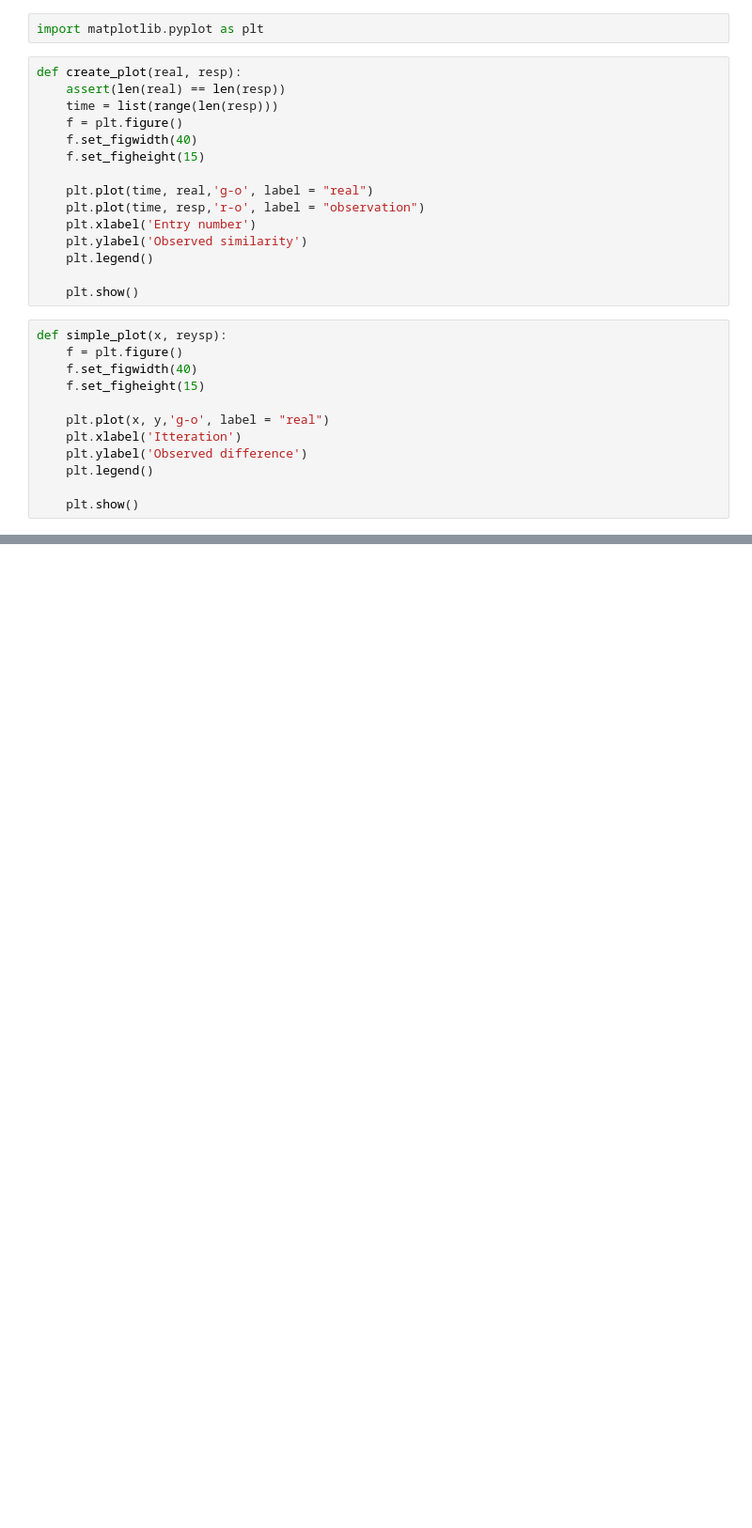
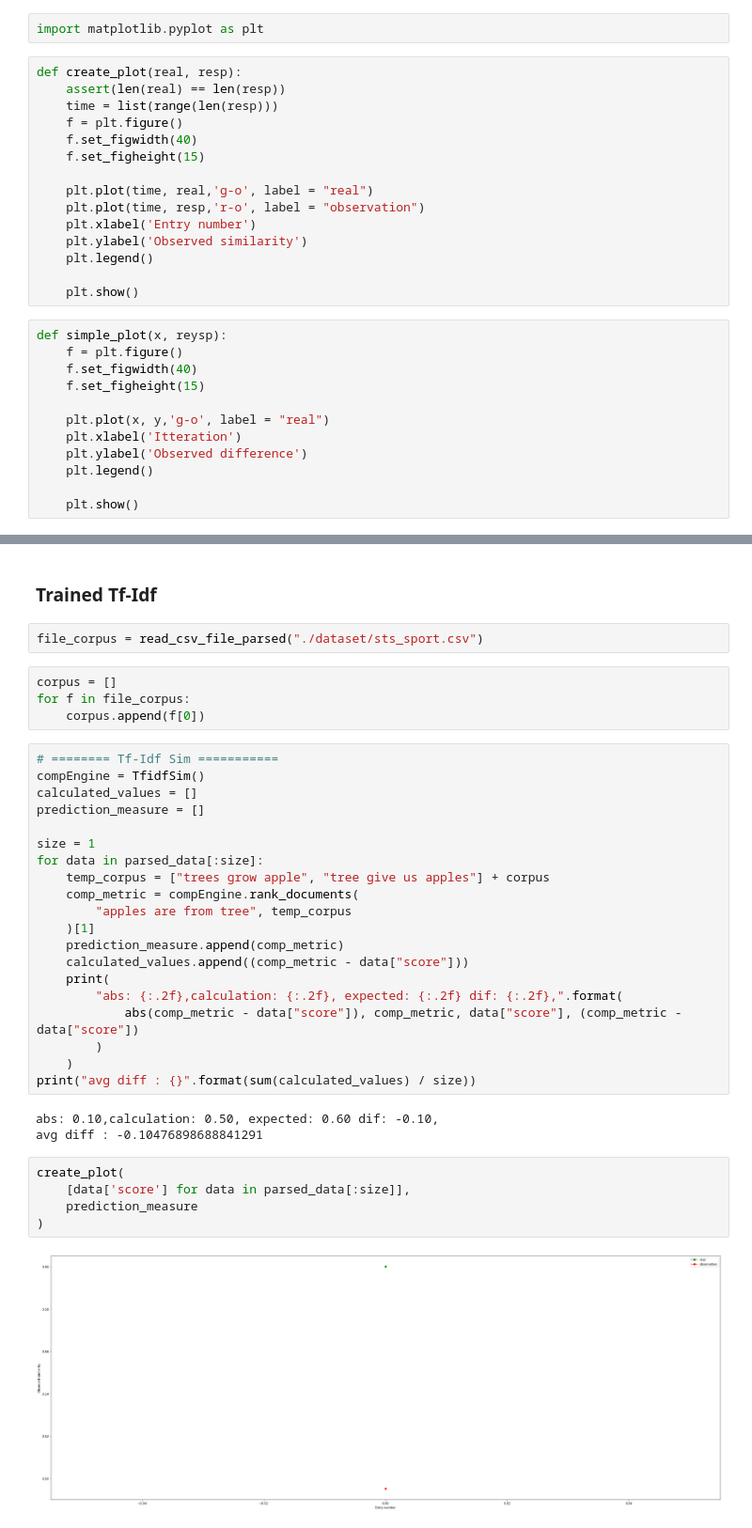
Before and after one commit to hrs2203/fuzzy-pancake, a Jupyter notebook: observation.ipynb, the cells around one changed output, grey strips where cells are left out. Shown at 94% size. Cells and saved outputs as stored; diff of their text form; blank space fills up the shorter version.

```diff
--- a/observation.ipynb
+++ b/observation.ipynb
@@ -118,3 +118,41 @@ create_plot(
+# %% [markdown]
+### Trained Tf-Idf
+# %%
+file_corpus = read_csv_file_parsed("./dataset/sts_sport.csv")
+# %%
+corpus = []
+for f in file_corpus:
+    corpus.append(f[0])
+# %%
+# ======== Tf-Idf Sim ===========
+compEngine = TfidfSim()
+calculated_values = []
+prediction_measure = []
+
+size = 1
+for data in parsed_data[:size]:
+    temp_corpus = ["trees grow apple", "tree give us apples"] + corpus
+    comp_metric = compEngine.rank_documents(
+        "apples are from tree", temp_corpus
+    )[1]
+    prediction_measure.append(comp_metric)
+    calculated_values.append((comp_metric - data["score"]))
+    print(
+        "abs: {:.2f},calculation: {:.2f}, expected: {:.2f} dif: {:.2f},".format(
+            abs(comp_metric - data["score"]), comp_metric, data["score"], (comp_metric - data["score"])
+        )
+    )
+print("avg diff : {}".format(sum(calculated_values) / size))
+# %% [output]
+abs: 0.10,calculation: 0.50, expected: 0.60 dif: -0.10,
+avg diff : -0.10476898688841291
+# %%
+create_plot(
+    [data['score'] for data in parsed_data[:size]],
+    prediction_measure
+)
+# %% [output]
+[figure, added]
 # %%
 # ======= word vec sim ==========
 from comparisionEngine.cosine_similarity.word_vec_sim import DocSim
```
Also changed, not shown: parts of 26 cells of this notebook, 4 other files.
